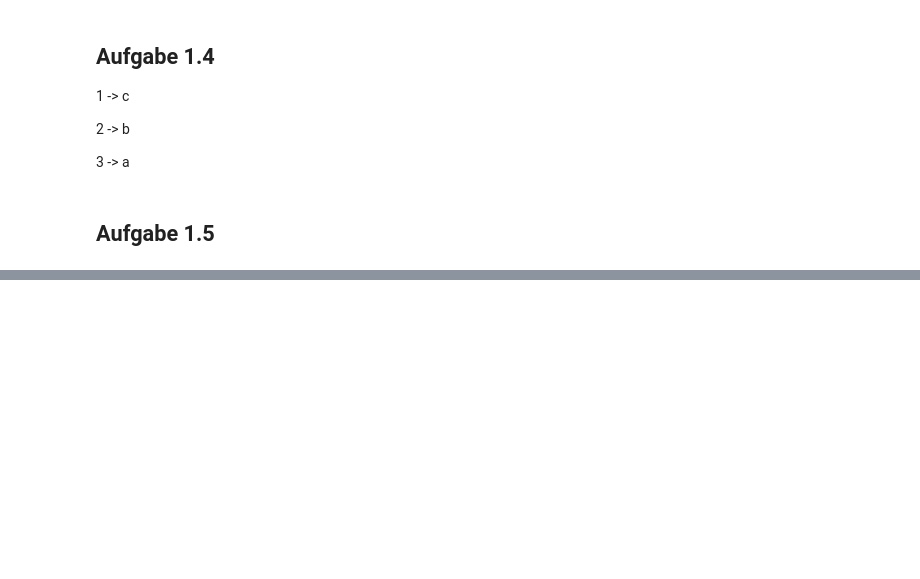
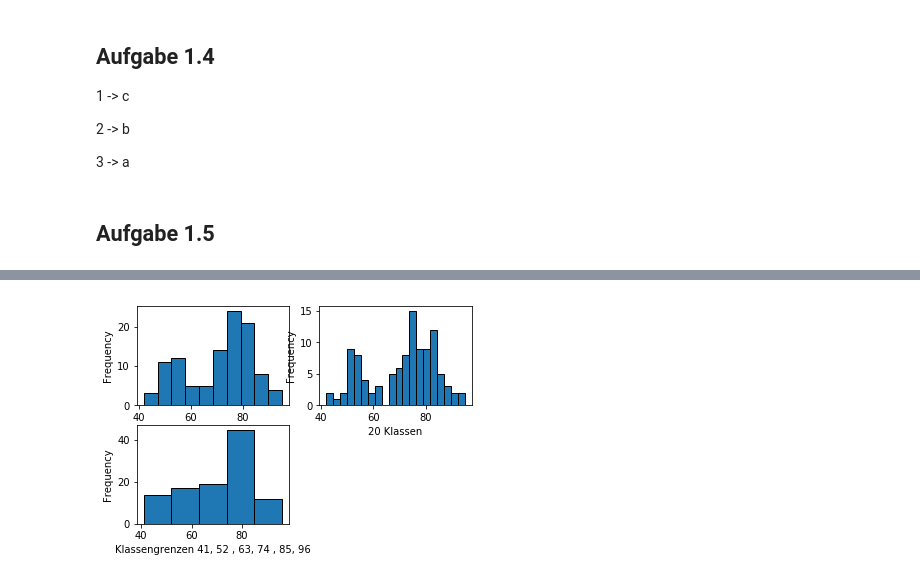
Before and after one commit to KilnOfTheSecondFlame/STAT_HS18_Exercises, a Jupyter notebook: 01_Exercise01/Exercise 01.ipynb, the cells around one changed output, grey strips where cells are left out. Drawn from its saved outputs; the diff is of its cells as text; code cells hidden in the pictures; blank space fills up the shorter version.

```diff
--- a/01_Exercise01/Exercise 01.ipynb
+++ b/01_Exercise01/Exercise 01.ipynb
@@ -196,0 +202,2 @@ print(std_var)
+# %%
+geysir = pd.read_table(r"geysir.dat", sep=" ", index_col=0)
@@ -196,0 +213,17 @@ print(std_var)
+# %%
+# 2x2 plot, next plot in position 1
+plt.subplot(221)
+geysir["Zeitspanne"].plot(kind="hist", edgecolor="black")
+plt.xlabel("10 Klassen")
+# same 2x2 plot, nex plot in position 2
+plt.subplot(222)
+geysir["Zeitspanne"].plot(kind="hist", bins=20, edgecolor="black")
+plt.xlabel("20 Klassen")
+# plot position 3
+plt.subplot(223)
+# arange 41:107, step=11 -> 41,52,63,74,85,96,107
+geysir["Zeitspanne"].plot(kind="hist", bins=np.arange(41,107,11), edgecolor="black")
+plt.xlabel("Klassengrenzen 41, 52 , 63, 74 , 85, 96")
+plt.show()
+# %% [output]
+[figure, added]
```
Also changed, not shown: parts of 7 cells of this notebook.
